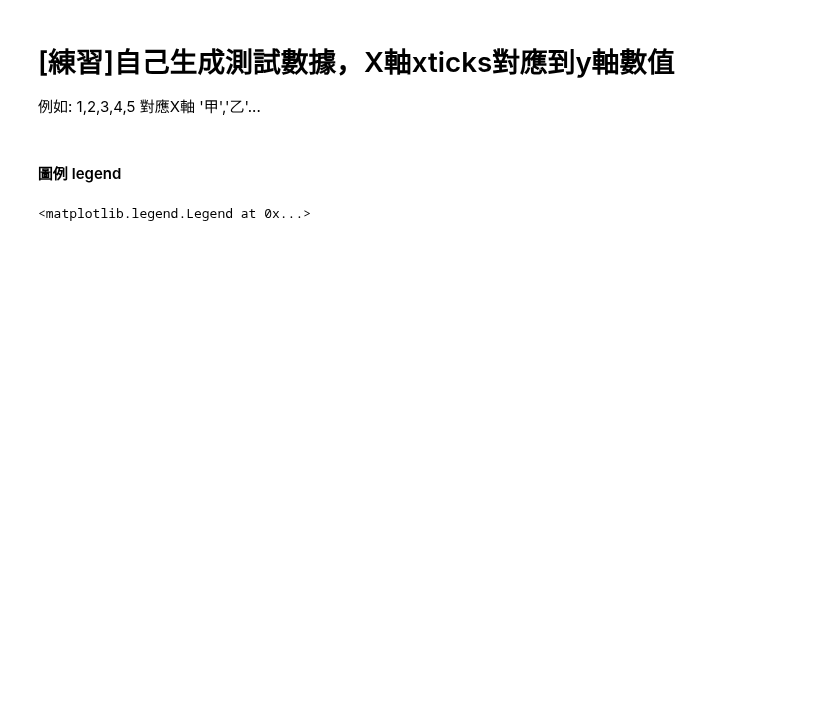
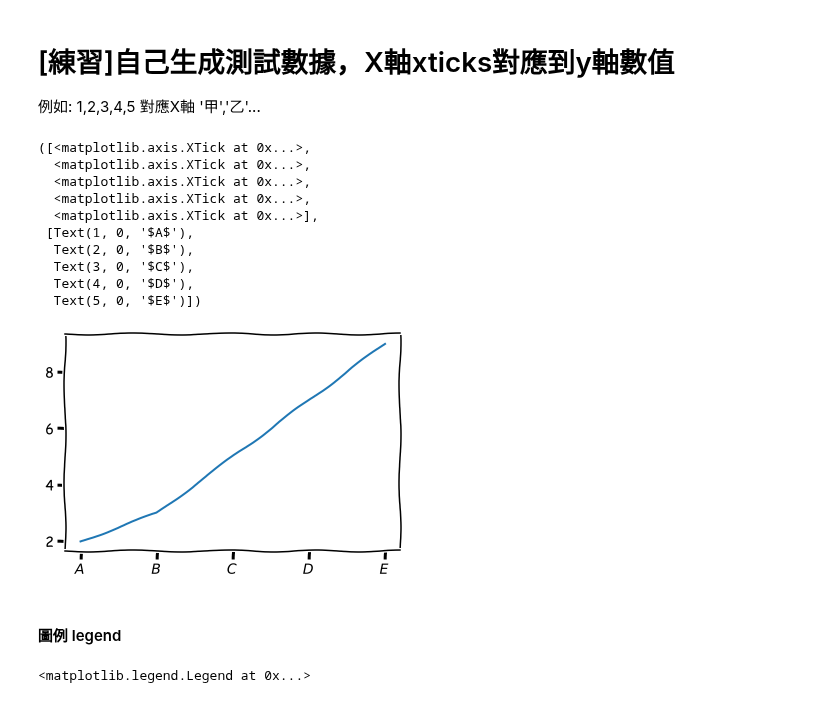
Before and after one commit to peggylee599/IMLP350, a Jupyter notebook: Unit02/2.3.2_Matplotlib資料視覺化.ipynb, the cells around one changed output. Drawn from its saved outputs; the diff is of its cells as text; code cells hidden in the pictures; blank space fills up the shorter version.

```diff
--- a/Unit02/2.3.2_Matplotlib資料視覺化.ipynb
+++ b/Unit02/2.3.2_Matplotlib資料視覺化.ipynb
@@ -362,6 +362,23 @@ plt.xticks([0,np.pi/2,np.pi,3*np.pi/2,2*np.pi],['$0$','$\pi/2$','$\pi$','$3*\pi/
 # [練習]自己生成測試數據，X軸xticks對應到y軸數值
 
 例如: 1,2,3,4,5 對應X軸 '甲','乙'...
+# %%
+a = [1,2,3,4,5]
+b = [2,3,5,7,9]
+plt.plot(a,b)
+plt.xticks([1,2,3,4,5],['$A$','$B$','$C$','$D$','$E$'])
+# %% [output]
+([<matplotlib.axis.XTick at 0x...>,
+  <matplotlib.axis.XTick at 0x...>,
+  <matplotlib.axis.XTick at 0x...>,
+  <matplotlib.axis.XTick at 0x...>,
+  <matplotlib.axis.XTick at 0x...>],
+ [Text(1, 0, '$A$'),
+  Text(2, 0, '$B$'),
+  Text(3, 0, '$C$'),
+  Text(4, 0, '$D$'),
+  Text(5, 0, '$E$')])
+[figure, added]
 # %% [markdown]
 #### 圖例 legend
 # %%
```
Also changed, not shown: parts of 4 cells of this notebook.
